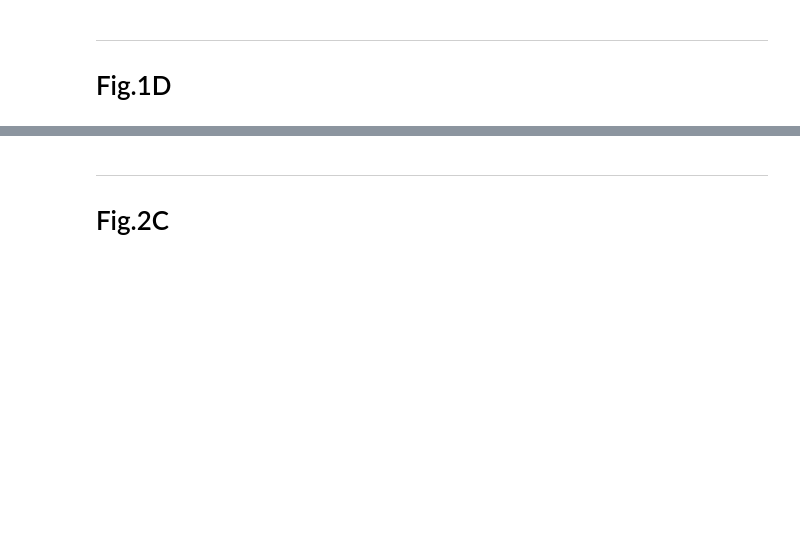
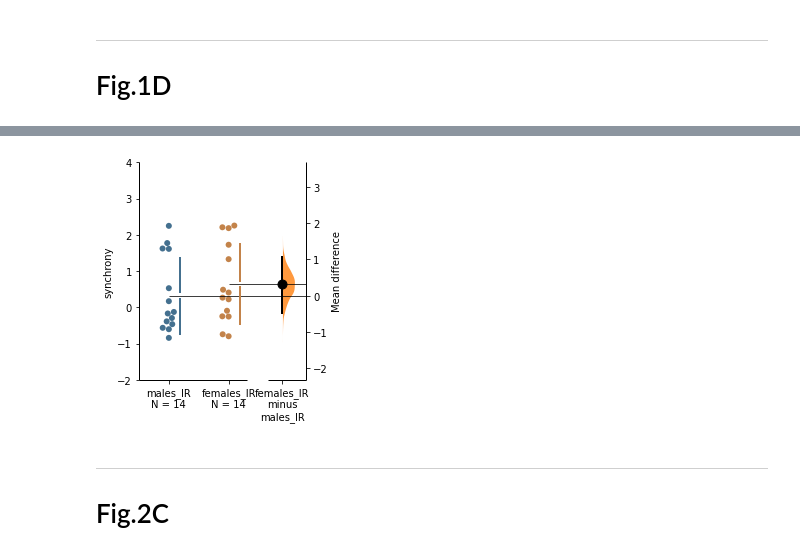
Before and after one commit to wataruito/Codes_in_Emotional_sync_Ito_et_al, a Jupyter notebook: statistical_analyses.ipynb, the cells around one changed output, grey strips where cells are left out. Cells and saved outputs as stored; diff of their text form; code cells hidden in the pictures; blank space fills up the shorter version.

```diff
--- a/statistical_analyses.ipynb
+++ b/statistical_analyses.ipynb
@@ -60,3 +98,10 @@ two_groups_unpaired.mean_diff.plot();
+# %%
+from matplotlib import pyplot as plt
+f, axx = plt.subplots(figsize=(3,4))
+two_groups_unpaired.mean_diff.plot(ax=axx, group_summaries='mean_sd',swarm_ylim=(-2, 4), swarm_label="synchrony", float_contrast=True);
+plt.savefig("fig1d2.eps", format='eps', dpi=1000)
+# %% [output]
+[figure, added]
 # %% [markdown]
 ---
 # Fig.2C
```
Also changed, not shown: parts of 42 cells of this notebook, 9 other files.
